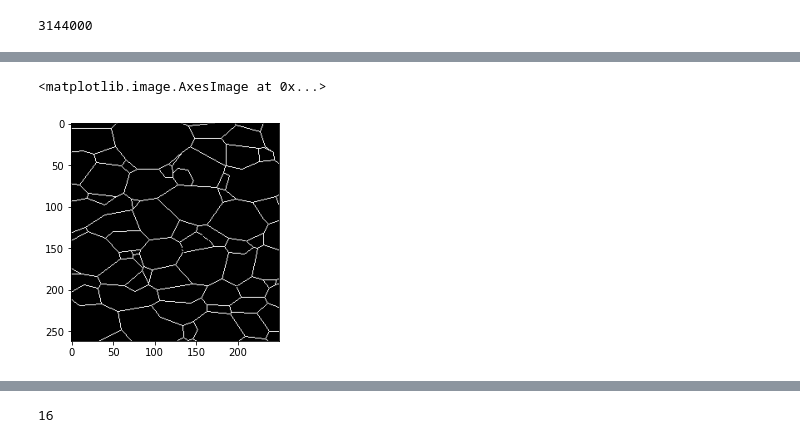
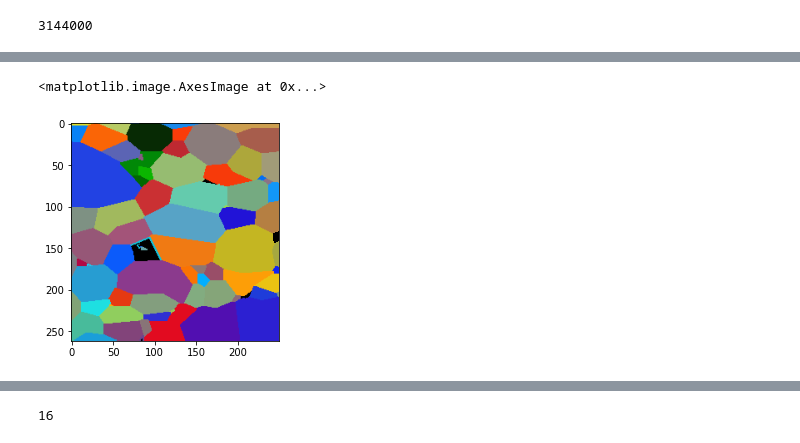
Before and after one commit to bruno-manoel-dbki/tantalum, a Jupyter notebook: source/Divide_et_Vince.ipynb, the cells around one changed output, grey strips where cells are left out. Drawn from its saved outputs; the diff is of its cells as text; code cells hidden in the pictures.

```diff
--- a/source/Divide_et_Vince.ipynb
+++ b/source/Divide_et_Vince.ipynb
@@ -21,6 +21,9 @@ from skimage.segmentation import flood, flood_fill
 import cv2
 import math
 from matplotlib import pyplot as plt
+from IPython.display import set_matplotlib_formats
+plt.rcParams['figure.dpi'] = 200
+plt.rcParams['savefig.dpi'] = 200
 
 import find_voids as fv
 # %%
@@ -59,6 +62,33 @@ df = pd.DataFrame(  data = sample,
                                "grain_right","grain_left"                             #20-21
                                ]
                  )
+# %%
+
+origin = [0, 0]
+refvec = [0, 1]
+
+def clockwiseangle_and_distance(point):
+    # Vector between point and the origin: v = p - o
+    vector = [point[0]-origin[0], point[1]-origin[1]]
+
+    # Length of vector: ||v||
+    lenvector = math.hypot(vector[0], vector[1])
+
+    # If length is zero there is no angle
+    if lenvector == 0:
+        return -math.pi, 0
+    # Normalize vector: v/||v||
+    normalized = [vector[0]/lenvector, vector[1]/lenvector]
+    dotprod  = normalized[0]*refvec[0] + normalized[1]*refvec[1]     # x1*x2 + y1*y2
+    diffprod = refvec[1]*normalized[0] - refvec[0]*normalized[1]     # x1*y2 - y1*x2
+    angle = math.atan2(diffprod, dotprod)
+    # Negative angles represent counter-clockwise angles so we need to subtract them
+    # from 2*pi (360 degrees)
+    if angle < 0:
+        return 2*math.pi+angle, lenvector
+    # I return first the angle because that's the primary sorting criterium
+    # but if two vectors have the same angle then the shorter distance should come first.
+    return angle, lenvector
 # %%
 
 df_left = df[['left_phi1','left_PHI','left_phi2','grain_left']]
@@ -207,5 +326,6 @@ tiles = [full_img[x:x+M,y:y+N] for x in range(0,full_img.shape[0],M) for y in ra
 # %%
-plt.imshow(tiles[15])
+tiles = [flooded_grains[x:x+M,y:y+N] for x in range(0,flooded_grains.shape[0],M) for y in range(0,flooded_grains.shape[1],N)]
+plt.imshow(tiles[14])
 # %% [output]
 <matplotlib.image.AxesImage at 0x...>
-[figure, old version]
+[figure, new version]
```
Also changed, not shown: parts of 8 cells of this notebook.
